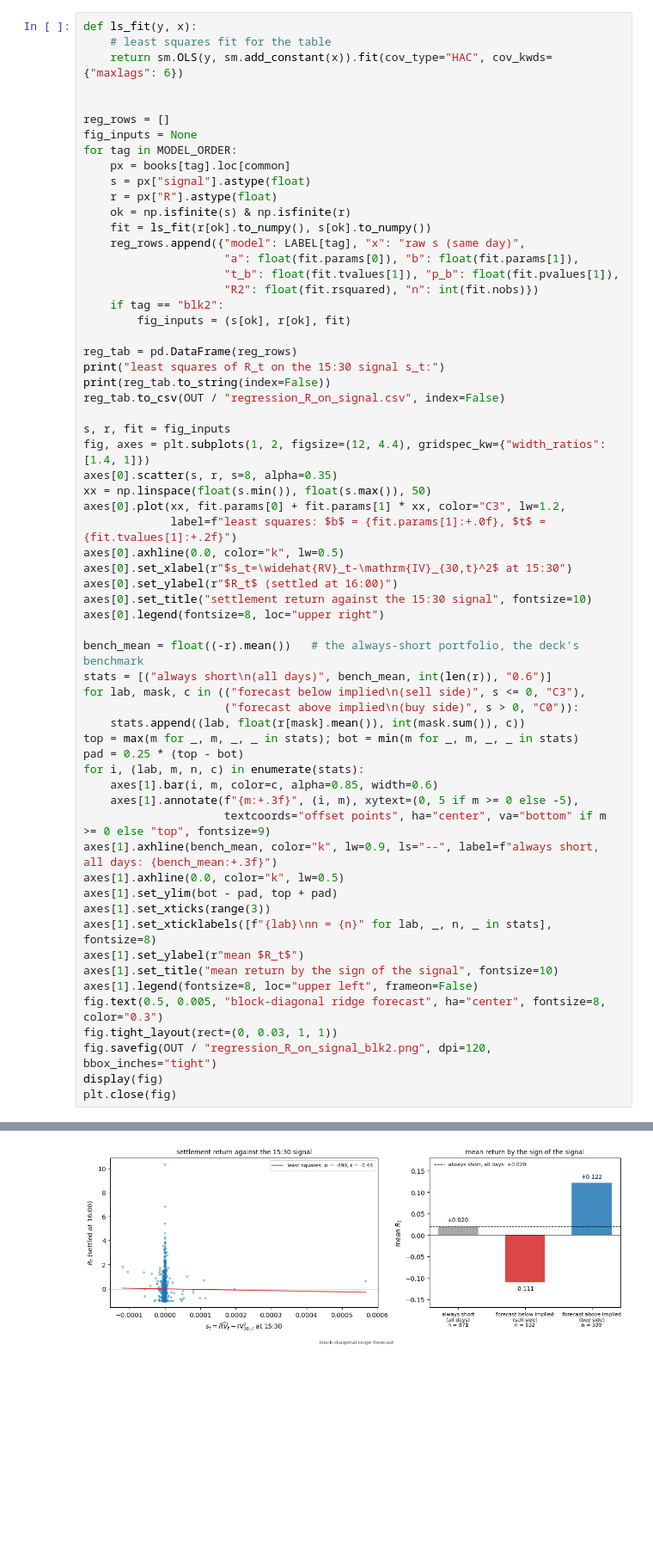
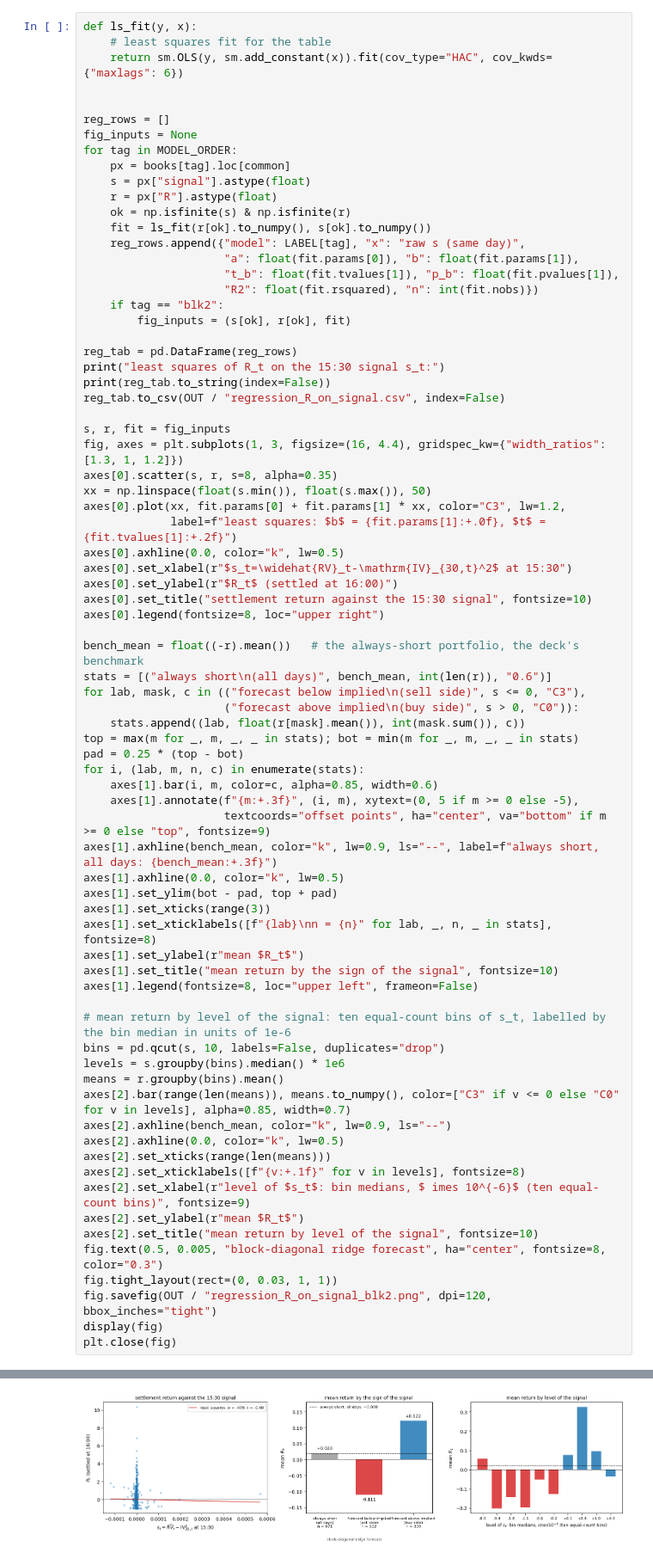
Before and after one commit to jamesdchen/harxhar-clean, a Jupyter notebook: notebooks/atm_straddle_rv_iv.ipynb, the cells around one changed output, grey strips where cells are left out. Shown at 86% size. Saved outputs shown, nothing was run; the diff lists cells and outputs as text; blank space fills up the shorter version.

```diff
--- a/notebooks/atm_straddle_rv_iv.ipynb
+++ b/notebooks/atm_straddle_rv_iv.ipynb
@@ -832,7 +833,7 @@ print(reg_tab.to_string(index=False))
 reg_tab.to_csv(OUT / "regression_R_on_signal.csv", index=False)
 
 s, r, fit = fig_inputs
-fig, axes = plt.subplots(1, 2, figsize=(12, 4.4), gridspec_kw={"width_ratios": [1.4, 1]})
+fig, axes = plt.subplots(1, 3, figsize=(16, 4.4), gridspec_kw={"width_ratios": [1.3, 1, 1.2]})
 axes[0].scatter(s, r, s=8, alpha=0.35)
 xx = np.linspace(float(s.min()), float(s.max()), 50)
 axes[0].plot(xx, fit.params[0] + fit.params[1] * xx, color="C3", lw=1.2,
@@ -850,34 +851,47 @@ for lab, mask, c in (("forecast below implied\n(sell side)", s <= 0, "C3"),
     stats.append((lab, float(r[mask].mean()), int(mask.sum()), c))
 top = max(m for _, m, _, _ in stats); bot = min(m for _, m, _, _ in stats)
 pad = 0.25 * (top - bot)
 for i, (lab, m, n, c) in enumerate(stats):
     axes[1].bar(i, m, color=c, alpha=0.85, width=0.6)
     axes[1].annotate(f"{m:+.3f}", (i, m), xytext=(0, 5 if m >= 0 else -5),
                      textcoords="offset points", ha="center", va="bottom" if m >= 0 else "top", fontsize=9)
 axes[1].axhline(bench_mean, color="k", lw=0.9, ls="--", label=f"always short, all days: {bench_mean:+.3f}")
 axes[1].axhline(0.0, color="k", lw=0.5)
 axes[1].set_ylim(bot - pad, top + pad)
 axes[1].set_xticks(range(3))
 axes[1].set_xticklabels([f"{lab}\nn = {n}" for lab, _, n, _ in stats], fontsize=8)
 axes[1].set_ylabel(r"mean $R_t$")
 axes[1].set_title("mean return by the sign of the signal", fontsize=10)
 axes[1].legend(fontsize=8, loc="upper left", frameon=False)
+
+# mean return by level of the signal: ten equal-count bins of s_t, labelled by the bin median in units of 1e-6
+bins = pd.qcut(s, 10, labels=False, duplicates="drop")
+levels = s.groupby(bins).median() * 1e6
+means = r.groupby(bins).mean()
+axes[2].bar(range(len(means)), means.to_numpy(), color=["C3" if v <= 0 else "C0" for v in levels], alpha=0.85, width=0.7)
+axes[2].axhline(bench_mean, color="k", lw=0.9, ls="--")
+axes[2].axhline(0.0, color="k", lw=0.5)
+axes[2].set_xticks(range(len(means)))
+axes[2].set_xticklabels([f"{v:+.1f}" for v in levels], fontsize=8)
+axes[2].set_xlabel(r"level of $s_t$: bin medians, $	imes 10^{-6}$ (ten equal-count bins)", fontsize=9)
+axes[2].set_ylabel(r"mean $R_t$")
+axes[2].set_title("mean return by level of the signal", fontsize=10)
 fig.text(0.5, 0.005, "block-diagonal ridge forecast", ha="center", fontsize=8, color="0.3")
 fig.tight_layout(rect=(0, 0.03, 1, 1))
 fig.savefig(OUT / "regression_R_on_signal_blk2.png", dpi=120, bbox_inches="tight")
 display(fig)
 plt.close(fig)
 # %% [output]
 least squares of R_t on the 15:30 signal s_t:
                         model                x         a            b       t_b       p_b        R2   n
 baseline (HAR + calendar OLS) raw s (same day) -0.019526   655.514259  0.266819  0.789608  0.000038 871
              block-diag ridge raw s (same day) -0.020010  -498.612317 -0.484475  0.628049  0.000108 871
                      LightGBM raw s (same day) -0.020560  1019.285997  3.311186  0.000929  0.000529 871
                       XGBoost raw s (same day) -0.020855  1313.158614  3.592561  0.000327  0.000775 871
        lasso (causally tuned) raw s (same day) -0.020129    39.477941  0.049875  0.960222  0.000001 871
            lasso (fixed 1e-4) raw s (same day) -0.020007  -547.293281 -0.523720  0.600473  0.000131 871
  elastic net (causally tuned) raw s (same day) -0.020117   129.291131  0.194685  0.845640  0.000009 871
-[figure, old version]
+[figure, new version]
 # %% [markdown]
 ## 12. Profit and loss, without compounding
 
```
Also changed, not shown: parts of 1 cell of this notebook, 2 other files.
